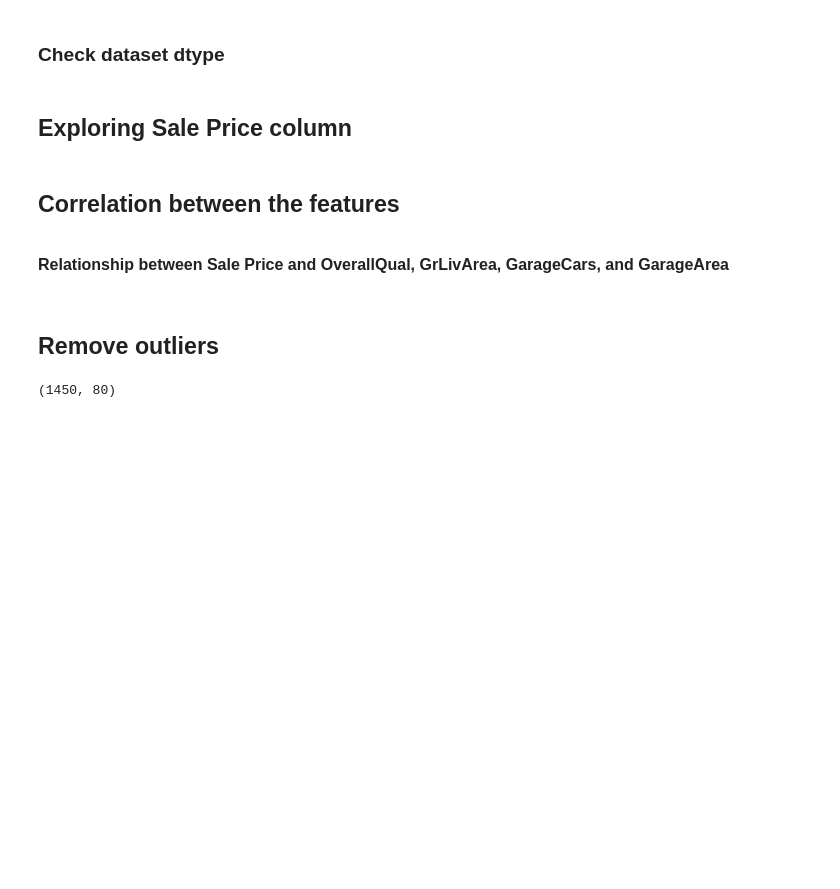
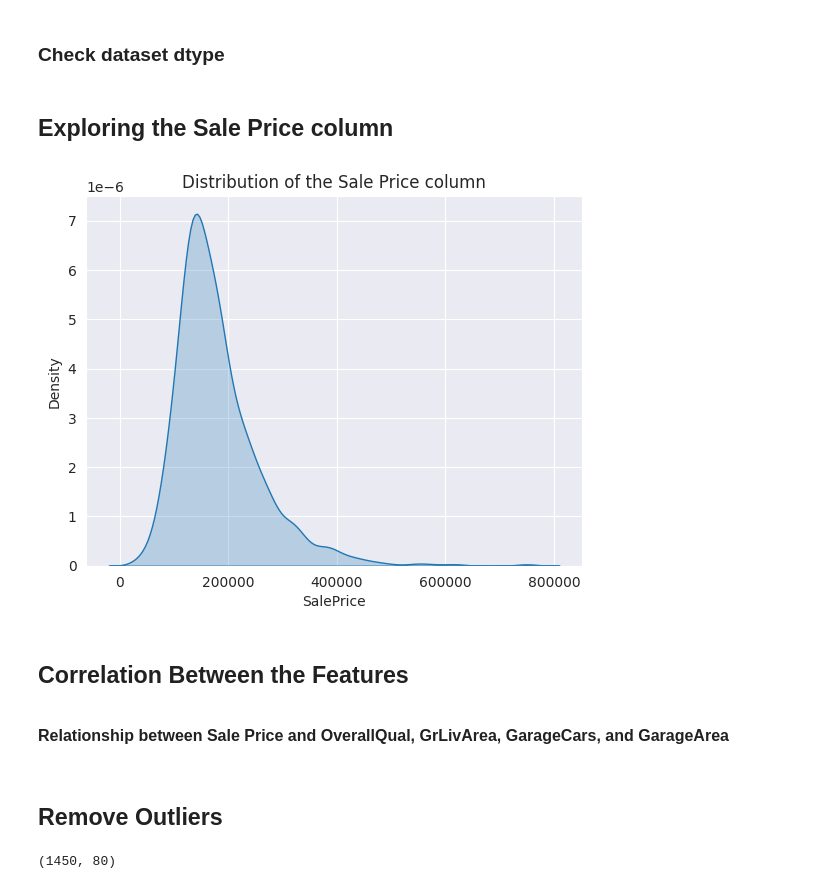
Before and after one commit to EnriqManComp/kaggle-competitions, a Jupyter notebook: house-prices-kaggle-competition.ipynb, the cells around one changed output. Saved outputs shown, nothing was run; the diff lists cells and outputs as text; code cells hidden in the pictures; blank space fills up the shorter version.

```diff
--- a/house-prices-kaggle-competition.ipynb
+++ b/house-prices-kaggle-competition.ipynb
@@ -53,14 +110,18 @@ There are 0 duplicated Ids
 # %%
 train_dataset.info()
 # %% [markdown]
-## Exploring Sale Price column
+## Exploring the Sale Price column
 # %%
 # Distribution of the sale price column
 sns.kdeplot(
     data=train_dataset,
     x="SalePrice",
     fill=True
 )
+plt.title("Distribution of the Sale Price column")
+plt.show()
+# %% [output]
+[figure, added]
 # %% [markdown]
-## Correlation between the features
+## Correlation Between the Features
 # %%
@@ -78,5 +143,5 @@ sns.scatterplot(x='GarageArea', y="SalePrice", data=train_dataset, ax=axs[1,1])
 # %% [markdown]
-## Remove outliers
+## Remove Outliers
 # %%
 train_dataset = train_dataset.loc[(train_dataset['SalePrice'] <= 600_000) & (train_dataset['GrLivArea'] <= 4000), :]
 train_dataset = train_dataset.loc[(train_dataset['SalePrice'] <= 600_000) & (train_dataset['GarageArea'] <= 1200), :]
```
Also changed, not shown: parts of 79 cells of this notebook.
